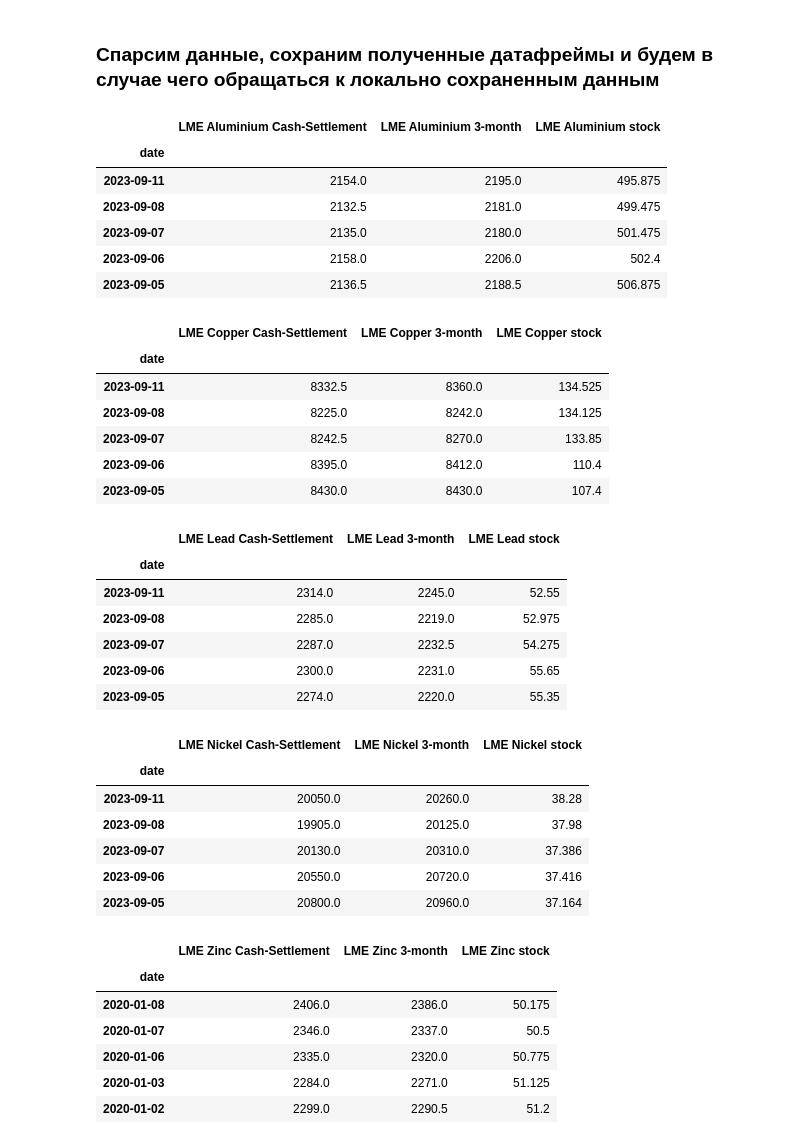
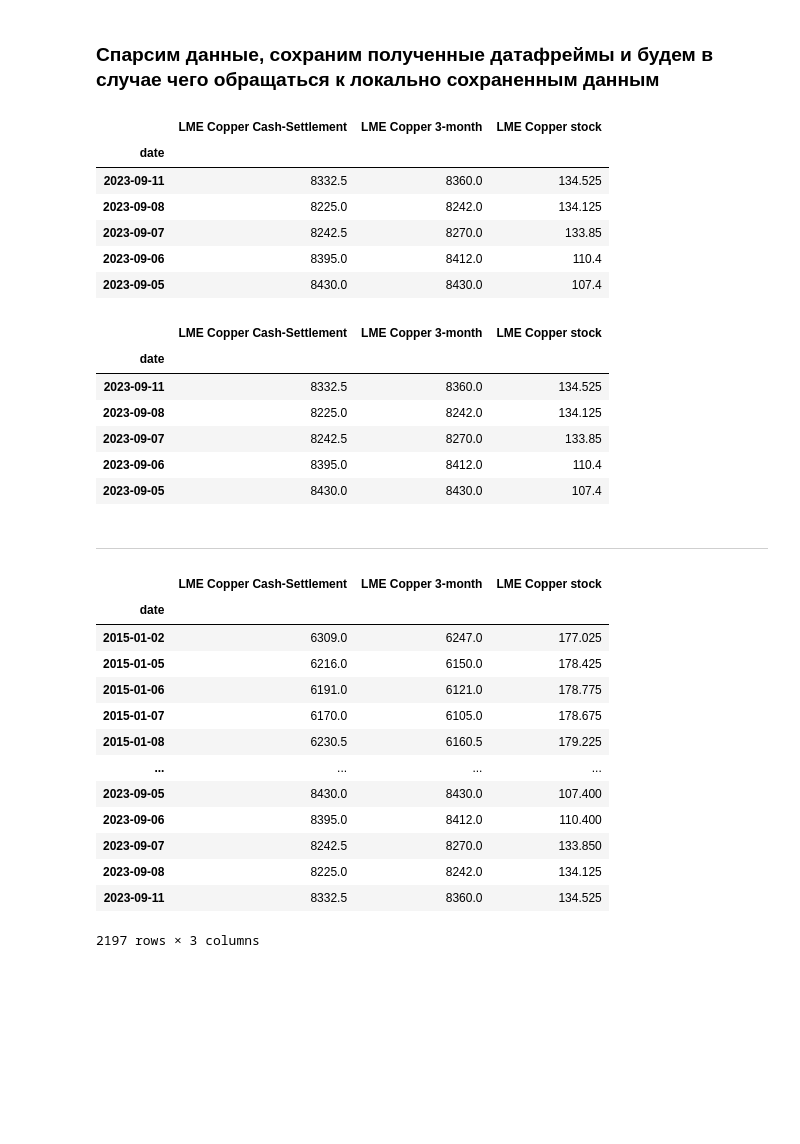
Before and after one commit to hotdonkey/data_science, a Jupyter notebook: Projecy_8/diploma.ipynb, the cells around one changed output. Saved outputs shown, nothing was run; the diff lists cells and outputs as text; code cells hidden in the pictures; blank space fills up the shorter version.

```diff
--- a/Projecy_8/diploma.ipynb
+++ b/Projecy_8/diploma.ipynb
@@ -64,26 +75,20 @@ zn_df = parser(metalls[4])
 # %%
 # Выведем полученные данные и сохраним как бекап.
-al_df.to_csv('./data/aluminium.csv', sep=',', index=False)
-cu_df.to_csv('./data/copper.csv', sep=',', index=False)
-pb_df.to_csv('./data/lead.csv', sep=',', index=False)
-ni_df.to_csv('./data/nickel.csv', sep=',', index=False)
-zn_df.to_csv('./data/zink.csv', sep=',', index=False)
+#al_df.to_csv('./data/aluminium.csv', sep=',')
+cu_df.to_csv('./data/copper.csv', sep=',')
+#pb_df.to_csv('./data/lead.csv', sep=',')
+#ni_df.to_csv('./data/nickel.csv', sep=',')
+#zn_df.to_csv('./data/zink.csv', sep=',')
 
-display(
-    al_df.head(),
-    cu_df.head(),
-    pb_df.head(),
-    ni_df.head(),
-    zn_df.tail()
-)
+display(cu_df.head(), cu_df.head())
 # %% [output]
-|  | LME Aluminium Cash-Settlement | LME Aluminium 3-month | LME Aluminium stock |
+|  | LME Copper Cash-Settlement | LME Copper 3-month | LME Copper stock |
 | date |  |  |  |
-| 2023-09-11 | 2154.0 | 2195.0 | 495.875 |
-| 2023-09-08 | 2132.5 | 2181.0 | 499.475 |
-| 2023-09-07 | 2135.0 | 2180.0 | 501.475 |
-| 2023-09-06 | 2158.0 | 2206.0 | 502.4 |
-| 2023-09-05 | 2136.5 | 2188.5 | 506.875 |
+| 2023-09-11 | 8332.5 | 8360.0 | 134.525 |
+| 2023-09-08 | 8225.0 | 8242.0 | 134.125 |
+| 2023-09-07 | 8242.5 | 8270.0 | 133.85 |
+| 2023-09-06 | 8395.0 | 8412.0 | 110.4 |
+| 2023-09-05 | 8430.0 | 8430.0 | 107.4 |
 |  | LME Copper Cash-Settlement | LME Copper 3-month | LME Copper stock |
 | date |  |  |  |
 | 2023-09-11 | 8332.5 | 8360.0 | 134.525 |
@@ -91,24 +96,3 @@ display(
 | 2023-09-07 | 8242.5 | 8270.0 | 133.85 |
 | 2023-09-06 | 8395.0 | 8412.0 | 110.4 |
 | 2023-09-05 | 8430.0 | 8430.0 | 107.4 |
-|  | LME Lead Cash-Settlement | LME Lead 3-month | LME Lead stock |
-| date |  |  |  |
-| 2023-09-11 | 2314.0 | 2245.0 | 52.55 |
-| 2023-09-08 | 2285.0 | 2219.0 | 52.975 |
-| 2023-09-07 | 2287.0 | 2232.5 | 54.275 |
-| 2023-09-06 | 2300.0 | 2231.0 | 55.65 |
-| 2023-09-05 | 2274.0 | 2220.0 | 55.35 |
-|  | LME Nickel Cash-Settlement | LME Nickel 3-month | LME Nickel stock |
-| date |  |  |  |
-| 2023-09-11 | 20050.0 | 20260.0 | 38.28 |
-| 2023-09-08 | 19905.0 | 20125.0 | 37.98 |
-| 2023-09-07 | 20130.0 | 20310.0 | 37.386 |
-| 2023-09-06 | 20550.0 | 20720.0 | 37.416 |
-| 2023-09-05 | 20800.0 | 20960.0 | 37.164 |
-|  | LME Zinc Cash-Settlement | LME Zinc 3-month | LME Zinc stock |
-| date |  |  |  |
-| 2020-01-08 | 2406.0 | 2386.0 | 50.175 |
-| 2020-01-07 | 2346.0 | 2337.0 | 50.5 |
-| 2020-01-06 | 2335.0 | 2320.0 | 50.775 |
-| 2020-01-03 | 2284.0 | 2271.0 | 51.125 |
-| 2020-01-02 | 2299.0 | 2290.5 | 51.2 |
@@ -114,0 +101,21 @@ display(
+# %% [markdown]
+----
+# %%
+data = pd.read_csv('./data/copper.csv', parse_dates=['date'], index_col='date')
+data = data.sort_index()
+data
+# %% [output]
+|  | LME Copper Cash-Settlement | LME Copper 3-month | LME Copper stock |
+| date |  |  |  |
+| 2015-01-02 | 6309.0 | 6247.0 | 177.025 |
+| 2015-01-05 | 6216.0 | 6150.0 | 178.425 |
+| 2015-01-06 | 6191.0 | 6121.0 | 178.775 |
+| 2015-01-07 | 6170.0 | 6105.0 | 178.675 |
+| 2015-01-08 | 6230.5 | 6160.5 | 179.225 |
+| ... | ... | ... | ... |
+| 2023-09-05 | 8430.0 | 8430.0 | 107.400 |
+| 2023-09-06 | 8395.0 | 8412.0 | 110.400 |
+| 2023-09-07 | 8242.5 | 8270.0 | 133.850 |
+| 2023-09-08 | 8225.0 | 8242.0 | 134.125 |
+| 2023-09-11 | 8332.5 | 8360.0 | 134.525 |
+2197 rows × 3 columns
```
Also changed, not shown: parts of 9 cells of this notebook, 5 other files.
